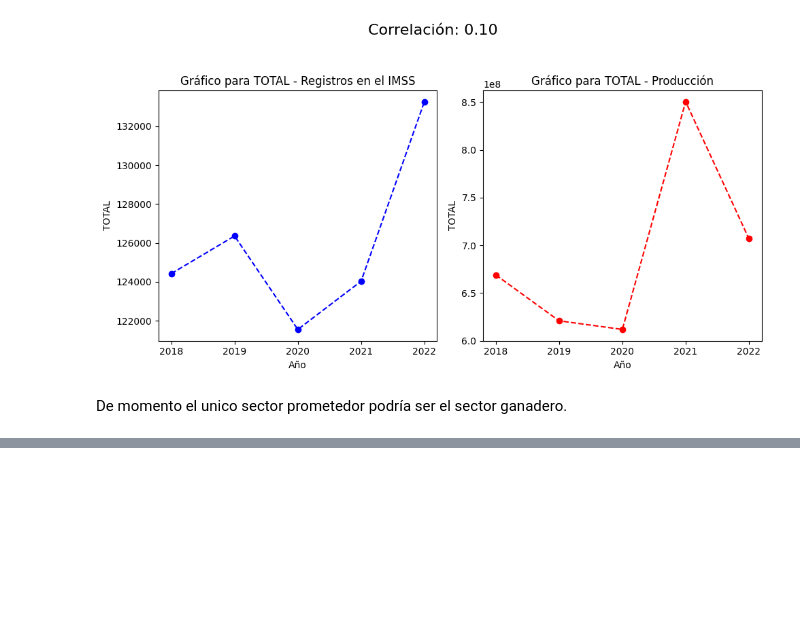
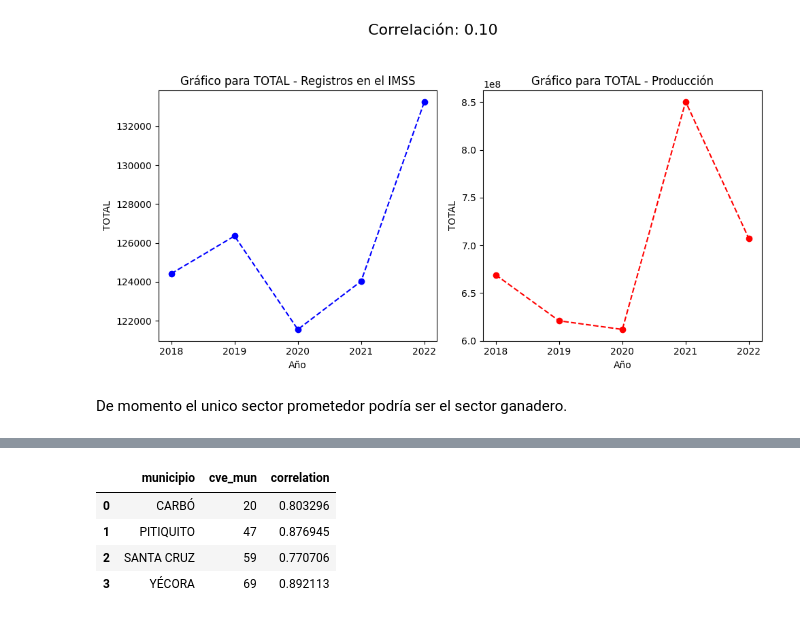
Before and after one commit to empleo-inducido/Trabajos_Generados, a Jupyter notebook: eda.ipynb, the cells around one changed output, grey strips where cells are left out. Cells and saved outputs as stored; diff of their text form; code cells hidden in the pictures; blank space fills up the shorter version.

```diff
--- a/eda.ipynb
+++ b/eda.ipynb
@@ -395,0 +430,24 @@ De momento el unico sector prometedor podría ser el sector ganadero.
+# %%
+mun_corr = []
+
+for cve in claves_df['cve_mun']:
+    try:
+        correlation = np.corrcoef(imss_municipio_anual[cve], produccion_municipio_anual[cve])[0, 1]
+        mun_corr.append({
+            'cve_mun': cve,
+            'correlation': correlation
+        })
+    except KeyError:
+        pass
+
+mun_corr = pd.DataFrame(mun_corr)
+
+mun_corr_top = mun_corr.loc[mun_corr['correlation'] > 0.75]
+mun_corr_top=pd.merge(mun_corr_top, claves_df, on = 'cve_mun')[['municipio', 'cve_mun', 'correlation']]
+mun_corr_top
+# %% [output]
+|  | municipio | cve_mun | correlation |
+| 0 | CARBÓ | 20 | 0.803296 |
+| 1 | PITIQUITO | 47 | 0.876945 |
+| 2 | SANTA CRUZ | 59 | 0.770706 |
+| 3 | YÉCORA | 69 | 0.892113 |
```
Also changed, not shown: parts of 8 cells of this notebook, 1 other file.
